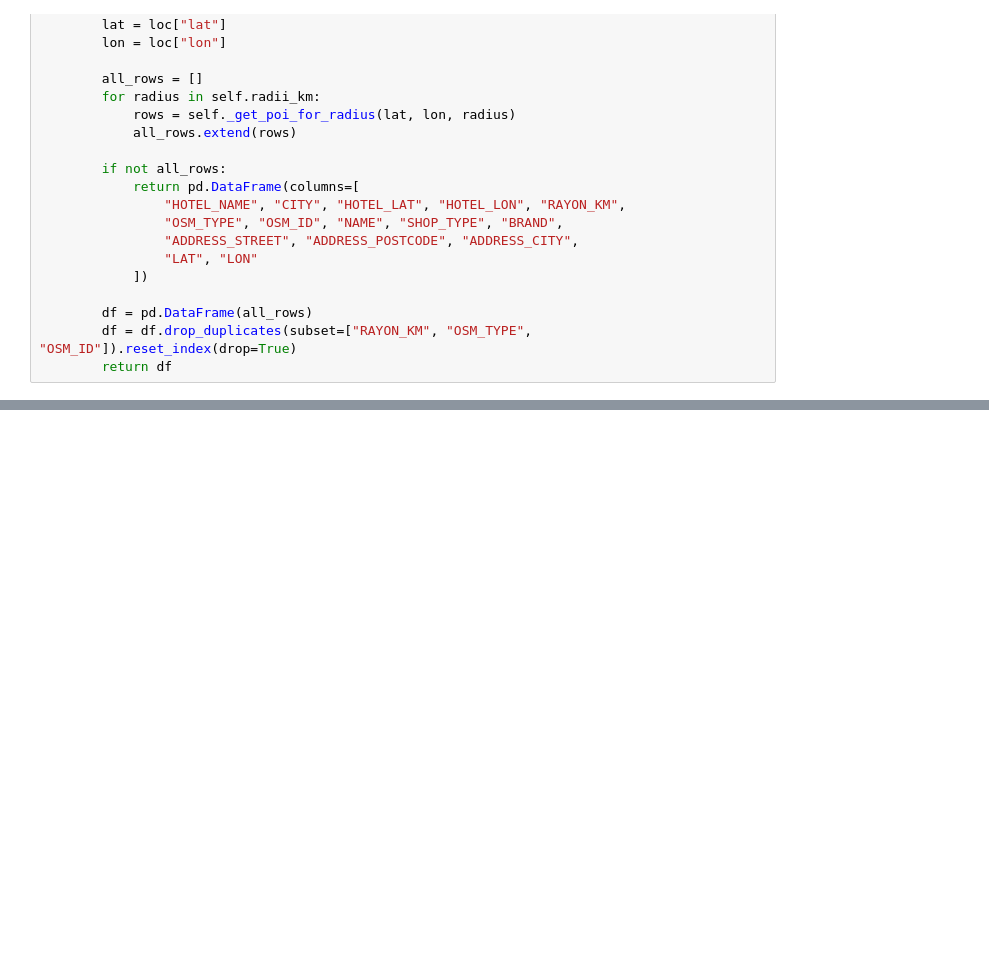
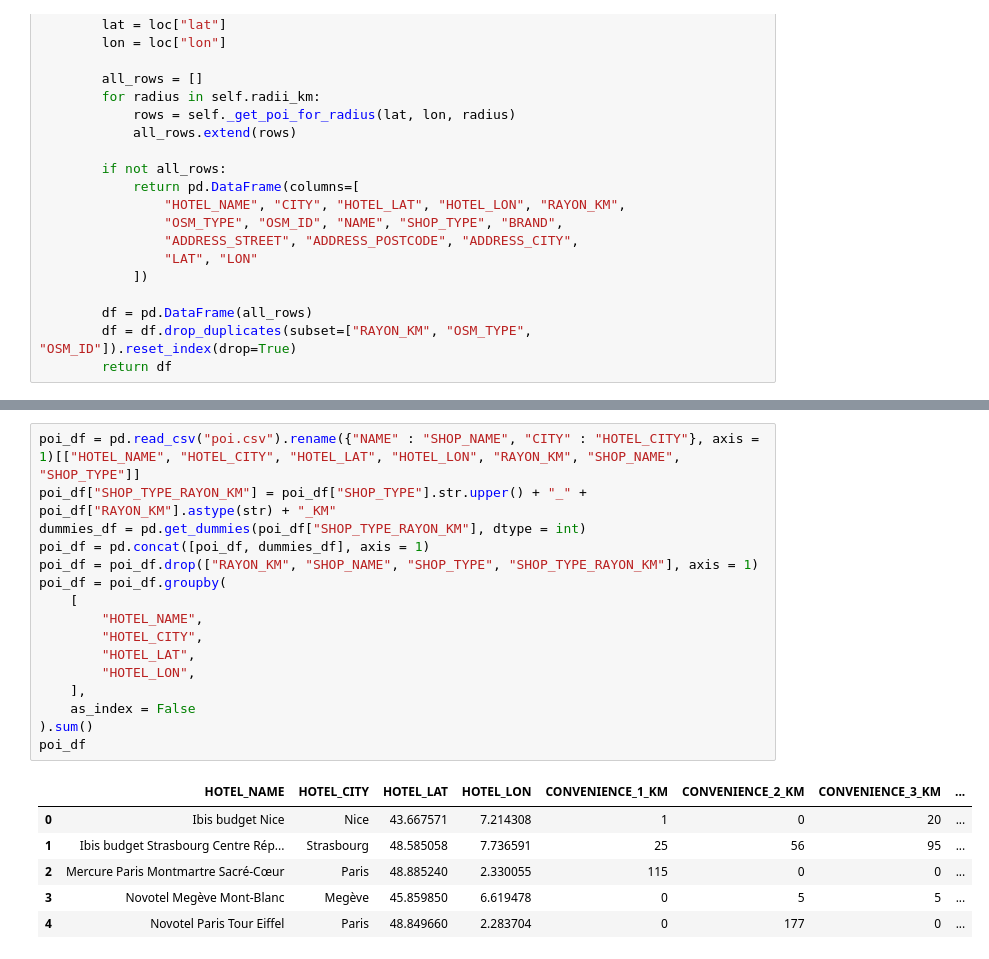
Before and after one commit to klaghmari-github/hotels, a Jupyter notebook: data_augmentation.ipynb, the cells around one changed output, grey strips where cells are left out. Saved outputs shown, nothing was run; the diff lists cells and outputs as text; blank space fills up the shorter version.

```diff
--- a/data_augmentation.ipynb
+++ b/data_augmentation.ipynb
@@ -566,0 +558,23 @@ wp_df.to_csv("weather.csv", index = False)
+# %%
+poi_df = pd.read_csv("poi.csv").rename({"NAME" : "SHOP_NAME", "CITY" : "HOTEL_CITY"}, axis = 1)[["HOTEL_NAME", "HOTEL_CITY", "HOTEL_LAT", "HOTEL_LON", "RAYON_KM", "SHOP_NAME", "SHOP_TYPE"]]
+poi_df["SHOP_TYPE_RAYON_KM"] = poi_df["SHOP_TYPE"].str.upper() + "_" + poi_df["RAYON_KM"].astype(str) + "_KM"
+dummies_df = pd.get_dummies(poi_df["SHOP_TYPE_RAYON_KM"], dtype = int)
+poi_df = pd.concat([poi_df, dummies_df], axis = 1)
+poi_df = poi_df.drop(["RAYON_KM", "SHOP_NAME", "SHOP_TYPE", "SHOP_TYPE_RAYON_KM"], axis = 1)
+poi_df = poi_df.groupby(
+    [
+        "HOTEL_NAME",
+        "HOTEL_CITY",
+        "HOTEL_LAT",
+        "HOTEL_LON",
+    ],
+    as_index = False
+).sum()
+poi_df
+# %% [output]
+|  | HOTEL_NAME | HOTEL_CITY | HOTEL_LAT | HOTEL_LON | CONVENIENCE_1_KM | CONVENIENCE_2_KM | CONVENIENCE_3_KM | ... |
+| 0 | Ibis budget Nice | Nice | 43.667571 | 7.214308 | 1 | 0 | 20 | ... |
+| 1 | Ibis budget Strasbourg Centre Rép... | Strasbourg | 48.585058 | 7.736591 | 25 | 56 | 95 | ... |
+| 2 | Mercure Paris Montmartre Sacré-Cœur | Paris | 48.885240 | 2.330055 | 115 | 0 | 0 | ... |
+| 3 | Novotel Megève Mont-Blanc | Megève | 45.859850 | 6.619478 | 0 | 5 | 5 | ... |
+| 4 | Novotel Paris Tour Eiffel | Paris | 48.849660 | 2.283704 | 0 | 177 | 0 | ... |
```
Also changed, not shown: parts of 14 cells of this notebook.
